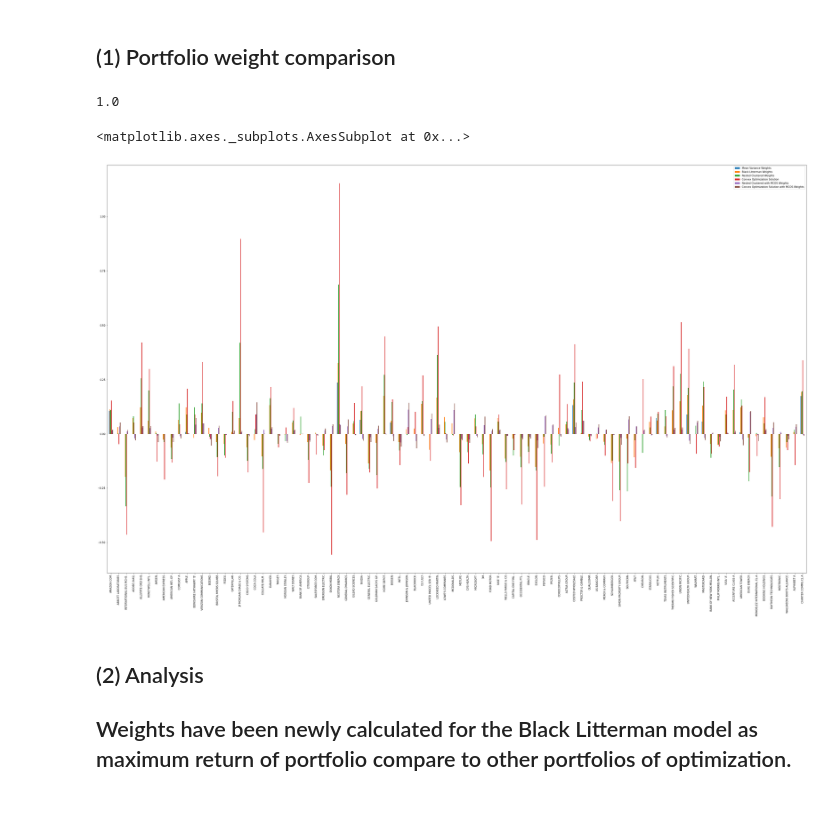
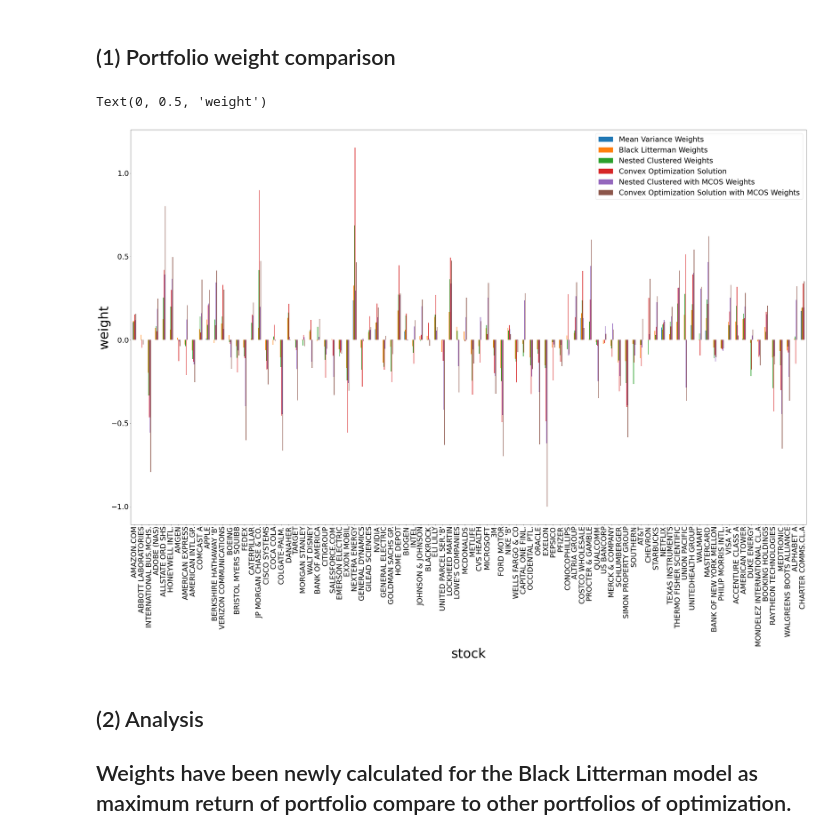
Before and after one commit to lujiaweigood/Black-Litterman-Model-and-Mean-Variance-Model, a Jupyter notebook: Machine-Learning-Optimization-Black-Litterman-and-Mean-Variance-Optimization.ipynb, the cells around one changed output. Drawn from its saved outputs; the diff is of its cells as text; code cells hidden in the pictures; blank space fills up the shorter version.

```diff
--- a/Machine-Learning-Optimization-Black-Litterman-and-Mean-Variance-Optimization.ipynb
+++ b/Machine-Learning-Optimization-Black-Litterman-and-Mean-Variance-Optimization.ipynb
@@ -368,13 +368,13 @@ CVO_volatility
 ## (7)Optimization of MCOS(Parameters are: 1 simulations, 2545 observations in a simulation)
 # %%
 # Compare the NCO solutions to the CVO ones using MCOS
-# Parameters are: 10 simulations, 100 observations in a simulation
-# goal of minimum variance, no LW shrinkage
+# Parameters are: 10 simulations, 2545 observations in a simulation
+# goal of maximum sharpe ratio, using LW shrinkage
 
-w_cvo_mcos, w_nco_mcos = nco.allocate_mcos(assets_mean, assets_cov, 2545, 1, 0.01, True, False)
+w_cvo_mcos, w_nco_mcos = nco.allocate_mcos(assets_mean, assets_cov, 2545, 1, 0.01, False, False)
 
 # Find the errors in estimations of NCO and CVO in simulations
-err_cvo_mcos, err_nco_mcos = nco.estim_errors_mcos(w_cvo, w_nco, assets_mean, assets_cov, True)
+err_cvo_mcos, err_nco_mcos = nco.estim_errors_mcos(w_cvo, w_nco, assets_mean, assets_cov, False)
 # %% [markdown]
 ## (8)Summary the returns of each simulation
 # %% [markdown]
@@ -382,2 +382,2 @@ err_cvo_mcos, err_nco_mcos = nco.estim_errors_mcos(w_cvo, w_nco, assets_mean, as
 # %%
-sum(w_nco_mcos.values.flatten())
+weight_nco_mcos=(w_nco_mcos.values/sum(w_nco_mcos.values.flatten())).flatten()
@@ -392,2 +394,2 @@ nco_mcos_return
 # %%
-sum(w_cvo_mcos.values.flatten())
+weight_cvo_mcos=(w_cvo_mcos.values/sum(w_cvo_mcos.values.flatten())).flatten()
@@ -417,20 +421,19 @@ cvo_mcos_volatility
 # 4, Portfolio comparison
 # %% [markdown]
 ## (1) Portfolio weight comparison
-# %%
-sum(w_nco_mcos.values.flatten())
-# %% [output]
-1.0
 # %%
 df = pd.DataFrame([EF.weights.reshape(92),np.array(list(bl.weights)).reshape(92),(w_nco/sum(w_nco)).reshape(92),\
-                   (w_cvo/sum(w_cvo)).reshape(92),w_nco_mcos.values.flatten(),w_cvo_mcos.values.flatten()],
+                   (w_cvo/sum(w_cvo)).reshape(92),weight_nco_mcos,weight_cvo_mcos],
                   columns=data.columns,
                   index=['Mean Variance Weights','Black Litterman Weights','Nested Clustered Weights','Convex Optimization Solution',\
                          'Nested Clustered with MCOS Weights','Convex Optimization Solution with MCOS Weights'])
-df.T.plot(kind='bar',figsize=(50, 30))
+plot=df.T.plot(kind='bar',figsize=(50, 30),legend=True, fontsize=30)
+plot.legend(loc=1,fontsize=30)
+plot.set_xlabel('stock',fontdict={'fontsize':54})
+plot.set_ylabel('weight',fontdict={'fontsize':54})
 # %% [output]
-<matplotlib.axes._subplots.AxesSubplot at 0x...>
+Text(0, 0.5, 'weight')
-[figure, old version]
+[figure, new version]
 # %% [markdown]
 ## (2) Analysis
 ## Weights have been newly calculated for the Black Litterman model as maximum return of portfolio compare to other portfolios of optimization.
```
Also changed, not shown: parts of 18 cells of this notebook.
